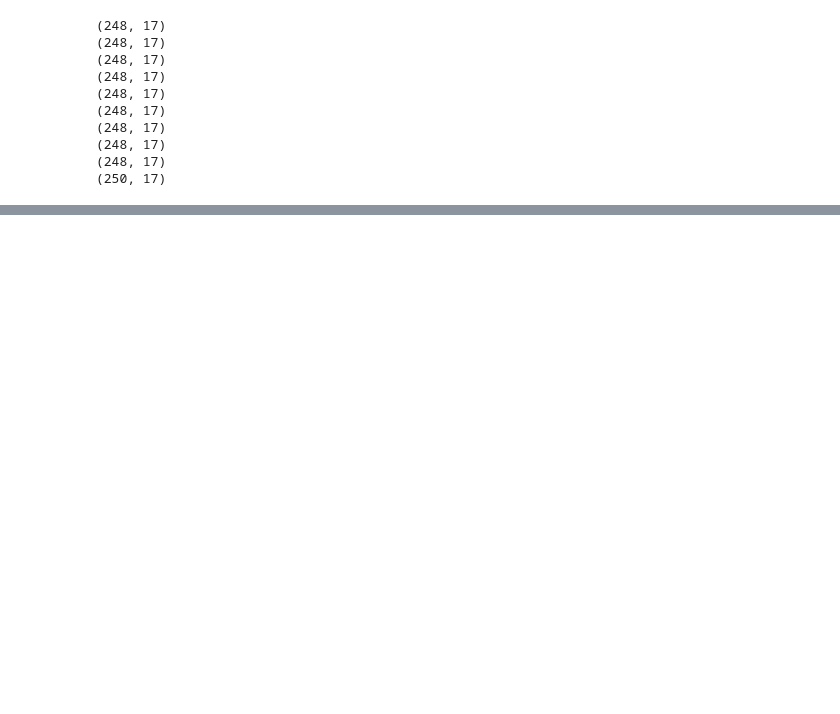
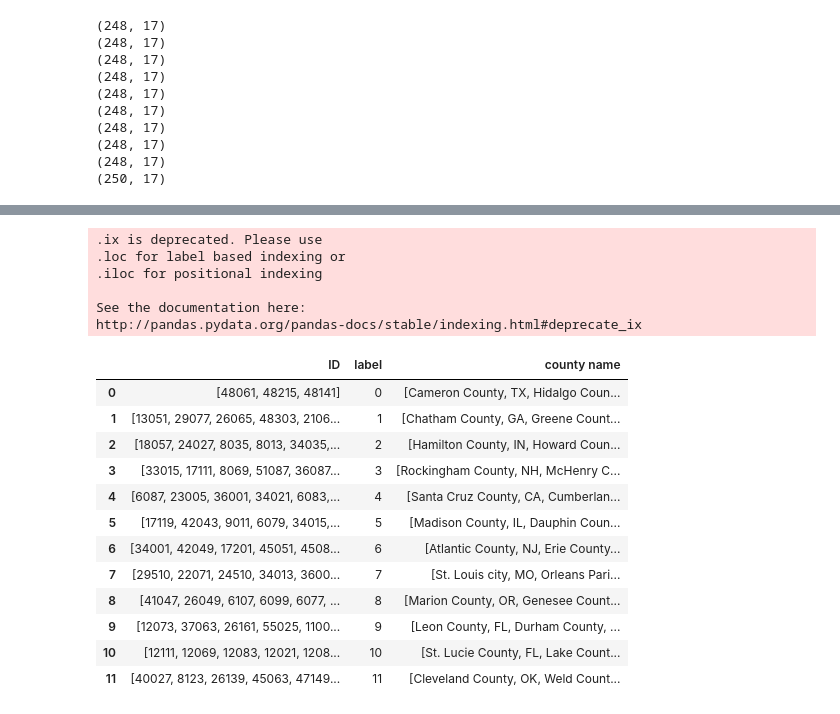
Before and after one commit to PresenceHealth/correlations, a Jupyter notebook: k-means.ipynb, the cells around one changed output, grey strips where cells are left out. Drawn from its saved outputs; the diff is of its cells as text; code cells hidden in the pictures; blank space fills up the shorter version.

```diff
--- a/k-means.ipynb
+++ b/k-means.ipynb
@@ -163,0 +175,43 @@ ddf
+# %%
+### example for the large population counties ###
+df_large = l[-1]
+# %%
+### preprocess data
+df_large.drop(['Population (residents), 2011-2015', 'Population, Non-Hispanic Black (residents), 2011-2015', 'Population, Hispanic or Latino (residents), 2011-2015',\
+              'Population, Asian or Pacific Islander (residents), 2011-2015','Total election votes (Presidential) (votes), 2016'],inplace=True,axis=1)
+
+def get_log(df, l):
+    '''
+    Get the log values of certain dollar related variables, with the input of a list of variable names
+        l: a list of strings (variable name)
+    '''
+    for i in l:
+        data = df[[i]]
+        array = np.log(data.values)
+        data = pd.DataFrame(array, columns=data.columns, index=data.index)
+        df[i] = data[i]
+    return df
+
+df_large = get_log(df_large, ['Median household income, 2011-2015'])
+# %%
+get_kmeans_table(df_large, df_county, 12)
+# %% [output]
+.ix is deprecated. Please use
+.loc for label based indexing or
+.iloc for positional indexing
+
+See the documentation here:
+http://pandas.pydata.org/pandas-docs/stable/indexing.html#deprecate_ix
+|  | ID | label | county name |
+| 0 | [48061, 48215, 48141] | 0 | [Cameron County, TX, Hidalgo Coun... |
+| 1 | [13051, 29077, 26065, 48303, 2106... | 1 | [Chatham County, GA, Greene Count... |
+| 2 | [18057, 24027, 8035, 8013, 34035,... | 2 | [Hamilton County, IN, Howard Coun... |
+| 3 | [33015, 17111, 8069, 51087, 36087... | 3 | [Rockingham County, NH, McHenry C... |
+| 4 | [6087, 23005, 36001, 34021, 6083,... | 4 | [Santa Cruz County, CA, Cumberlan... |
+| 5 | [17119, 42043, 9011, 6079, 34015,... | 5 | [Madison County, IL, Dauphin Coun... |
+| 6 | [34001, 42049, 17201, 45051, 4508... | 6 | [Atlantic County, NJ, Erie County... |
+| 7 | [29510, 22071, 24510, 34013, 3600... | 7 | [St. Louis city, MO, Orleans Pari... |
+| 8 | [41047, 26049, 6107, 6099, 6077, ... | 8 | [Marion County, OR, Genesee Count... |
+| 9 | [12073, 37063, 26161, 55025, 1100... | 9 | [Leon County, FL, Durham County, ... |
+| 10 | [12111, 12069, 12083, 12021, 1208... | 10 | [St. Lucie County, FL, Lake Count... |
+| 11 | [40027, 8123, 26139, 45063, 47149... | 11 | [Cleveland County, OK, Weld Count... |
```
Also changed, not shown: parts of 12 cells of this notebook.
